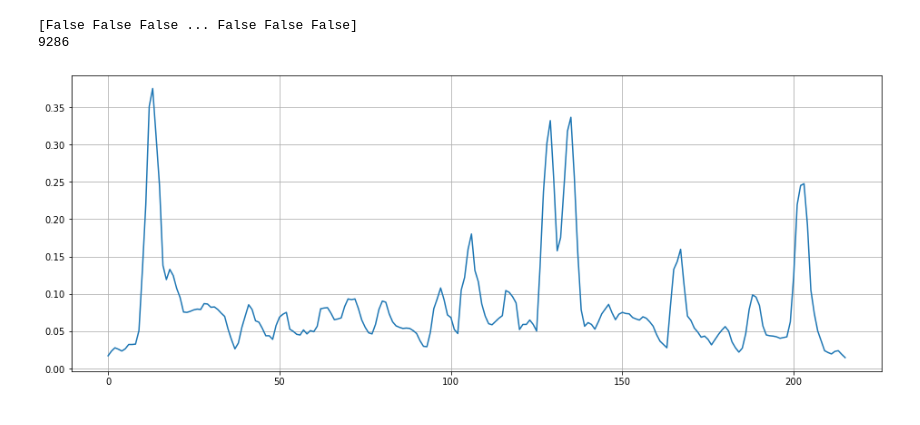
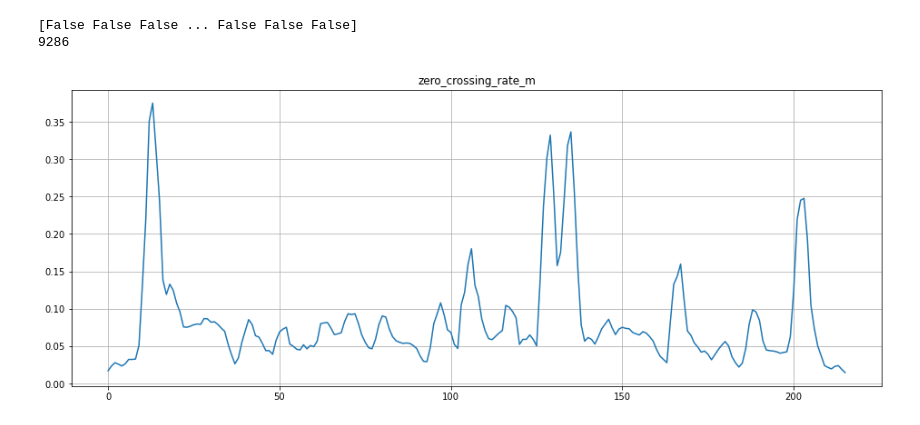
Before and after one commit to zashin-AI/JongHo, a Jupyter notebook: zero_crossing_rate_m(default).ipynb, the cells around one changed output. Drawn from its saved outputs; the diff is of its cells as text; code cells hidden in the pictures.

```diff
--- a/zero_crossing_rate_m(default).ipynb
+++ b/zero_crossing_rate_m(default).ipynb
@@ -16,12 +16,13 @@ print(sum(zero_crossings))
 # %%
 import matplotlib.pyplot as plt
 n0 = 9000
 n1 = 9040
 
 plt.figure(figsize=(16, 6))
+plt.title('zero_crossing_rate_m')
 # plt.plot(y[n0:n1])    # zero_crossings
 plt.plot(a[0])          # zero_crossing_rate -> 음의 높낮이를 확인할수 있다.
 plt.grid()
 plt.show()
 # %% [output]
-[figure, old version]
+[figure, new version]
```
Also changed, not shown: 1 other file.
